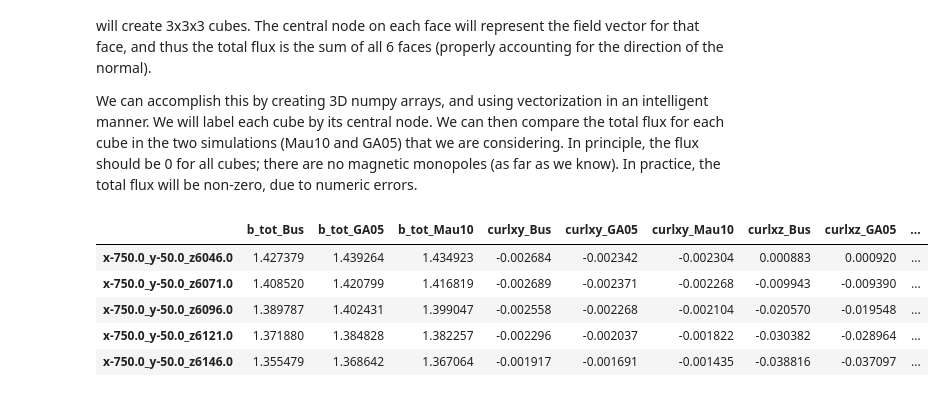
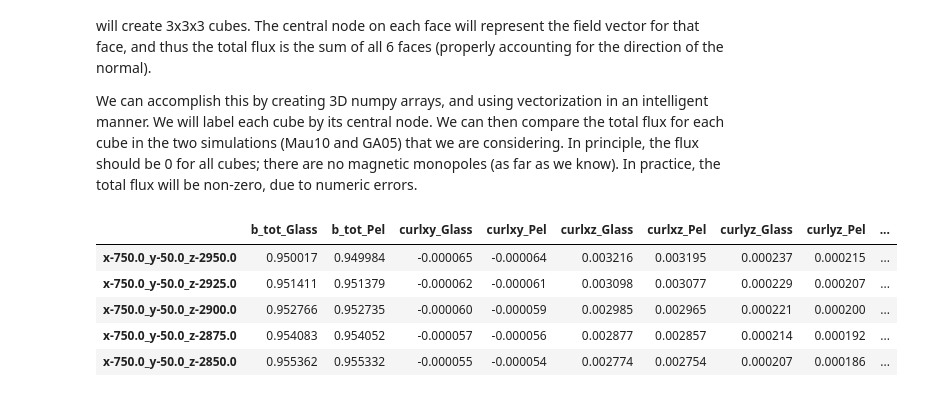
Before and after one commit to pollackscience/Mu2E, a Jupyter notebook: scripts/FieldFitting/maxwell.ipynb, the cells around one changed output. Saved outputs shown, nothing was run; the diff lists cells and outputs as text; code cells hidden in the pictures.

```diff
--- a/scripts/FieldFitting/maxwell.ipynb
+++ b/scripts/FieldFitting/maxwell.ipynb
@@ -26,9 +30,7 @@ df_Bus_selection = df_Bus.query('6000<Z<12000 and -800<X<800 and -100<Y<100')[['
 # %% [markdown]
 We have generated a dataframe out of the fitting function as well, in order to determine the qualities of an object with known perfect adherence to Maxwell's equations.
 # %%
-df_combo = pd.merge(df_Mau10_selection,df_GA05_selection,on=['X','Y','Z'],suffixes=('m','g'))
-#df_Bessel_selection.rename(columns={'Bx':'Bxb','By':'Byb','Bz':'Bzb'},inplace=True)
-df_Bus_selection.rename(columns={'Bx':'Bxb','By':'Byb','Bz':'Bzb'},inplace=True)
+df_combo = pd.merge(df_Pel_selection,df_Glass_selection,on=['X','Y','Z'],suffixes=('p','g'))
 #df_combo = pd.merge(df_combo,df_Bessel_selection,on=['X','Y','Z'])
-df_combo = pd.merge(df_combo,df_Bus_selection,on=['X','Y','Z'])
+#df_combo = pd.merge(df_combo,df_Pel_selection,on=['X','Y','Z'])
 df_combo.sort_values(['X','Y','Z'],inplace=True)
@@ -72,17 +64,9 @@ bzs_Bus = df_combo.Bzb.reshape(len(xs),len(ys),len(zs))
 # %%
-div_Mau10 = bxs_Mau10[:-2,1:-1,1:-1] - bxs_Mau10[2:,1:-1,1:-1]\
-+ bys_Mau10[1:-1,:-2,1:-1] - bys_Mau10[1:-1,2:,1:-1]\
-+ bzs_Mau10[1:-1,1:-1,:-2] - bzs_Mau10[1:-1,1:-1,2:]
+div_Pel = bxs_Pel[:-2,1:-1,1:-1] - bxs_Pel[2:,1:-1,1:-1]\
++ bys_Pel[1:-1,:-2,1:-1] - bys_Pel[1:-1,2:,1:-1]\
++ bzs_Pel[1:-1,1:-1,:-2] - bzs_Pel[1:-1,1:-1,2:]
 
-div_GA05 = bxs_GA05[:-2,1:-1,1:-1] - bxs_GA05[2:,1:-1,1:-1]\
-+ bys_GA05[1:-1,:-2,1:-1] - bys_GA05[1:-1,2:,1:-1]\
-+ bzs_GA05[1:-1,1:-1,:-2] - bzs_GA05[1:-1,1:-1,2:]
-
-#div_Bessel = bxs_Bessel[:-2,1:-1,1:-1] - bxs_Bessel[2:,1:-1,1:-1]\
-#+ bys_Bessel[1:-1,:-2,1:-1] - bys_Bessel[1:-1,2:,1:-1]\
-#+ bzs_Bessel[1:-1,1:-1,:-2] - bzs_Bessel[1:-1,1:-1,2:]
-
-div_Bus = bxs_Bus[:-2,1:-1,1:-1] - bxs_Bus[2:,1:-1,1:-1]\
-+ bys_Bus[1:-1,:-2,1:-1] - bys_Bus[1:-1,2:,1:-1]\
-+ bzs_Bus[1:-1,1:-1,:-2] - bzs_Bus[1:-1,1:-1,2:]
+div_Glass = bxs_Glass[:-2,1:-1,1:-1] - bxs_Glass[2:,1:-1,1:-1]\
++ bys_Glass[1:-1,:-2,1:-1] - bys_Glass[1:-1,2:,1:-1]\
++ bzs_Glass[1:-1,1:-1,:-2] - bzs_Glass[1:-1,1:-1,2:]
 # %%
@@ -121,20 +95,18 @@ for x in xs[1:-1]:
         for z in zs[1:-1]:
             cube_centers.append('x{0}_y{1}_z{2}'.format(x,y,z))
 # %%
-df_maxwell = pd.DataFrame({'div_Mau10':div_Mau10.flatten(),'div_GA05':div_GA05.flatten(),
-                           'div_Bus':div_Bus.flatten(),
-                          'curlxy_Mau10':curlxy_Mau10.flatten(),'curlxy_GA05':curlxy_GA05.flatten(), 'curlxy_Bus':curlxy_Bus.flatten(),
-                          'curlxz_Mau10':curlxz_Mau10.flatten(),'curlxz_GA05':curlxz_GA05.flatten(), 'curlxz_Bus':curlxz_Bus.flatten(),
-                          'curlyz_Mau10':curlyz_Mau10.flatten(),'curlyz_GA05':curlyz_GA05.flatten(), 'curlyz_Bus':curlyz_Bus.flatten(),
-                          'b_tot_Mau10':np.sqrt(bxs_Mau10[1:-1, 1:-1, 1:-1]**2+bys_Mau10[1:-1, 1:-1, 1:-1]**2+bzs_Mau10[1:-1, 1:-1, 1:-1]**2).flatten(),
-                          'b_tot_GA05':np.sqrt(bxs_GA05[1:-1, 1:-1, 1:-1]**2+bys_GA05[1:-1, 1:-1, 1:-1]**2+bzs_GA05[1:-1, 1:-1, 1:-1]**2).flatten(),
-                          'b_tot_Bus':np.sqrt(bxs_Bus[1:-1, 1:-1, 1:-1]**2+bys_Bus[1:-1, 1:-1, 1:-1]**2+bzs_Bus[1:-1, 1:-1, 1:-1]**2).flatten()},
+df_maxwell = pd.DataFrame({'div_Pel':div_Pel.flatten(),'div_Glass':div_Glass.flatten(),
+                          'curlxy_Pel':curlxy_Pel.flatten(),'curlxy_Glass':curlxy_Glass.flatten(),
+                          'curlxz_Pel':curlxz_Pel.flatten(),'curlxz_Glass':curlxz_Glass.flatten(),
+                          'curlyz_Pel':curlyz_Pel.flatten(),'curlyz_Glass':curlyz_Glass.flatten(),
+                          'b_tot_Pel':np.sqrt(bxs_Pel[1:-1, 1:-1, 1:-1]**2+bys_Pel[1:-1, 1:-1, 1:-1]**2+bzs_Pel[1:-1, 1:-1, 1:-1]**2).flatten(),
+                          'b_tot_Glass':np.sqrt(bxs_Glass[1:-1, 1:-1, 1:-1]**2+bys_Glass[1:-1, 1:-1, 1:-1]**2+bzs_Glass[1:-1, 1:-1, 1:-1]**2).flatten()},
                           index=cube_centers)
 df_maxwell.head()
 # %% [output]
-|  | b_tot_Bus | b_tot_GA05 | b_tot_Mau10 | curlxy_Bus | curlxy_GA05 | curlxy_Mau10 | curlxz_Bus | curlxz_GA05 | ... |
-| x-750.0_y-50.0_z6046.0 | 1.427379 | 1.439264 | 1.434923 | -0.002684 | -0.002342 | -0.002304 | 0.000883 | 0.000920 | ... |
-| x-750.0_y-50.0_z6071.0 | 1.408520 | 1.420799 | 1.416819 | -0.002689 | -0.002371 | -0.002268 | -0.009943 | -0.009390 | ... |
-| x-750.0_y-50.0_z6096.0 | 1.389787 | 1.402431 | 1.399047 | -0.002558 | -0.002268 | -0.002104 | -0.020570 | -0.019548 | ... |
-| x-750.0_y-50.0_z6121.0 | 1.371880 | 1.384828 | 1.382257 | -0.002296 | -0.002037 | -0.001822 | -0.030382 | -0.028964 | ... |
-| x-750.0_y-50.0_z6146.0 | 1.355479 | 1.368642 | 1.367064 | -0.001917 | -0.001691 | -0.001435 | -0.038816 | -0.037097 | ... |
+|  | b_tot_Glass | b_tot_Pel | curlxy_Glass | curlxy_Pel | curlxz_Glass | curlxz_Pel | curlyz_Glass | curlyz_Pel | ... |
+| x-750.0_y-50.0_z-2950.0 | 0.950017 | 0.949984 | -0.000065 | -0.000064 | 0.003216 | 0.003195 | 0.000237 | 0.000215 | ... |
+| x-750.0_y-50.0_z-2925.0 | 0.951411 | 0.951379 | -0.000062 | -0.000061 | 0.003098 | 0.003077 | 0.000229 | 0.000207 | ... |
+| x-750.0_y-50.0_z-2900.0 | 0.952766 | 0.952735 | -0.000060 | -0.000059 | 0.002985 | 0.002965 | 0.000221 | 0.000200 | ... |
+| x-750.0_y-50.0_z-2875.0 | 0.954083 | 0.954052 | -0.000057 | -0.000056 | 0.002877 | 0.002857 | 0.000214 | 0.000192 | ... |
+| x-750.0_y-50.0_z-2850.0 | 0.955362 | 0.955332 | -0.000055 | -0.000054 | 0.002774 | 0.002754 | 0.000207 | 0.000186 | ... |
```
Also changed, not shown: parts of 18 cells of this notebook, 7 other files.
